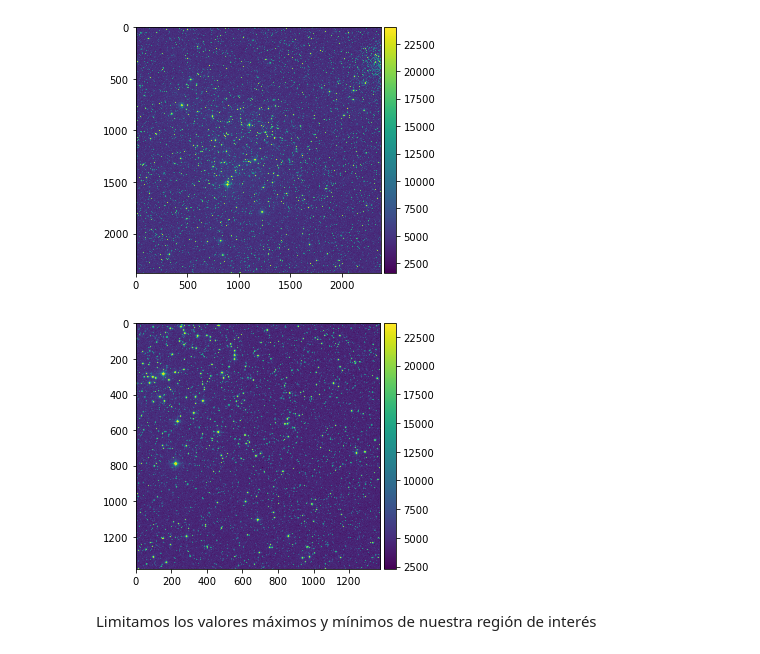
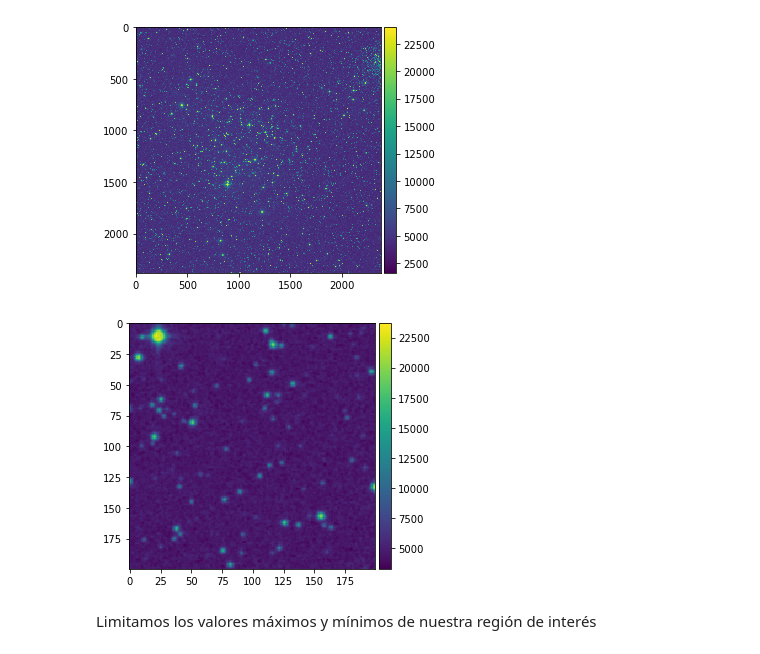
Before and after one commit to mrodriguezalas/escuela-alphacen-python, a Jupyter notebook: Day 3/Procesamiento de imagenes con Python.ipynb, the cells around one changed output. Drawn from its saved outputs; the diff is of its cells as text; code cells hidden in the pictures.

```diff
--- a/Day 3/Procesamiento de imagenes con Python.ipynb
+++ b/Day 3/Procesamiento de imagenes con Python.ipynb
@@ -206,10 +201,10 @@ skimage.io.show()
 # %% [output]
 [figure]
 # %%
-skimage.io.imshow(img[1000:3000, 1000:3000])
+skimage.io.imshow(img[100:300, 100:300])
 skimage.io.show()
 # %% [output]
-[figure, old version]
+[figure, new version]
 # %% [markdown]
 Limitamos los valores máximos y mínimos de nuestra región de interés
 # %%
```
Also changed, not shown: parts of 6 cells of this notebook.
